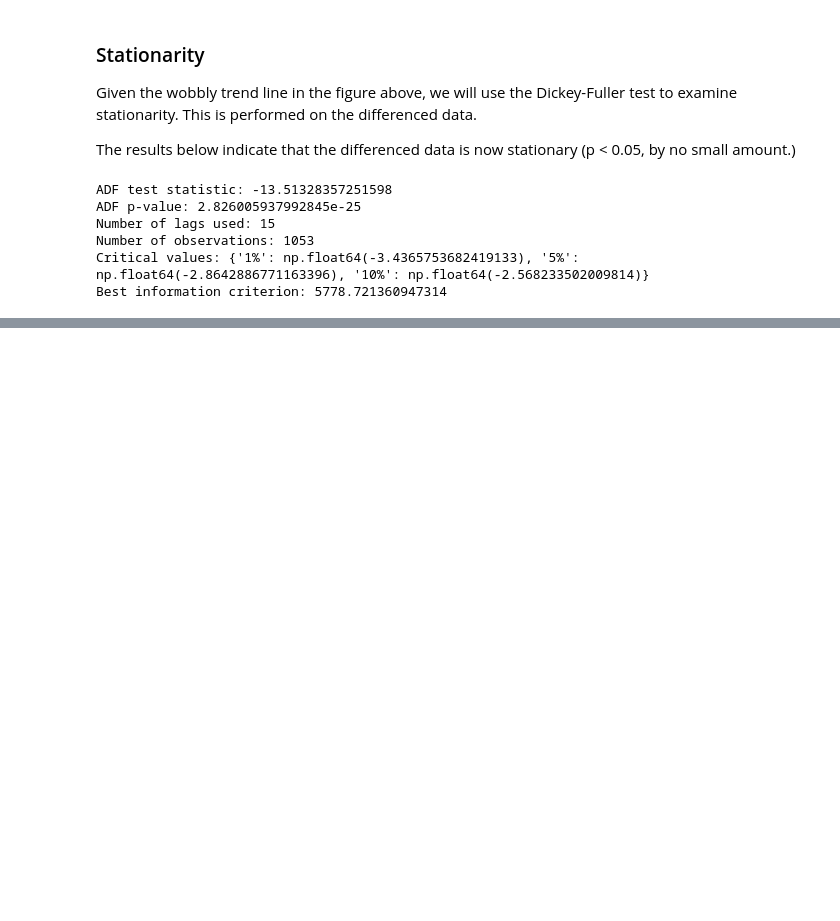
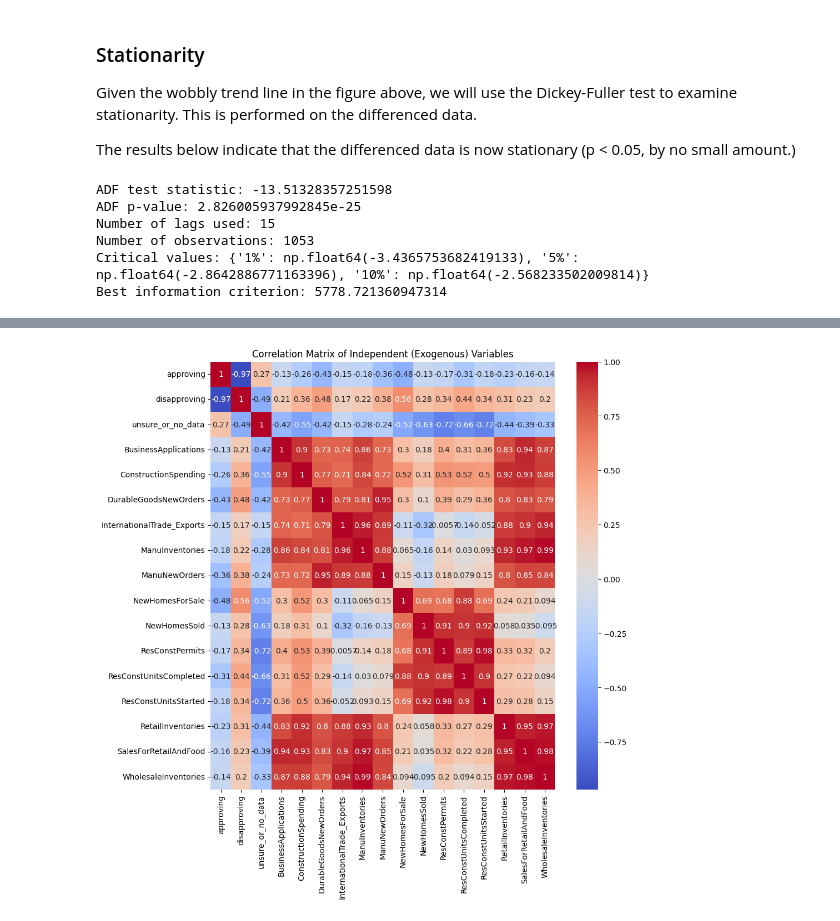
Before and after one commit to rich-ard/executive_order_prediction, a Jupyter notebook: data_exploration/data_exploration.ipynb, the cells around one changed output, grey strips where cells are left out. Saved outputs shown, nothing was run; the diff lists cells and outputs as text; code cells hidden in the pictures; blank space fills up the shorter version.

```diff
--- a/data_exploration/data_exploration.ipynb
+++ b/data_exploration/data_exploration.ipynb
@@ -117,0 +125,8 @@ Given these results, we will use a **Seasonal Auto-Regressive Integrated Moving
+# %%
+correlation_matrix = df.drop(['orders_outcome_var', 'orders_outcome_var_diff'], axis = 1).corr()
+fig, ax = plt.subplots(figsize=(10,10))
+sns.heatmap(correlation_matrix, annot=True, cmap='coolwarm', ax=ax).set(title = 'Correlation Matrix of Independent (Exogenous) Variables')
+
+plt.show()
+# %% [output]
+[figure, added]
```
Also changed, not shown: parts of 3 cells of this notebook.
